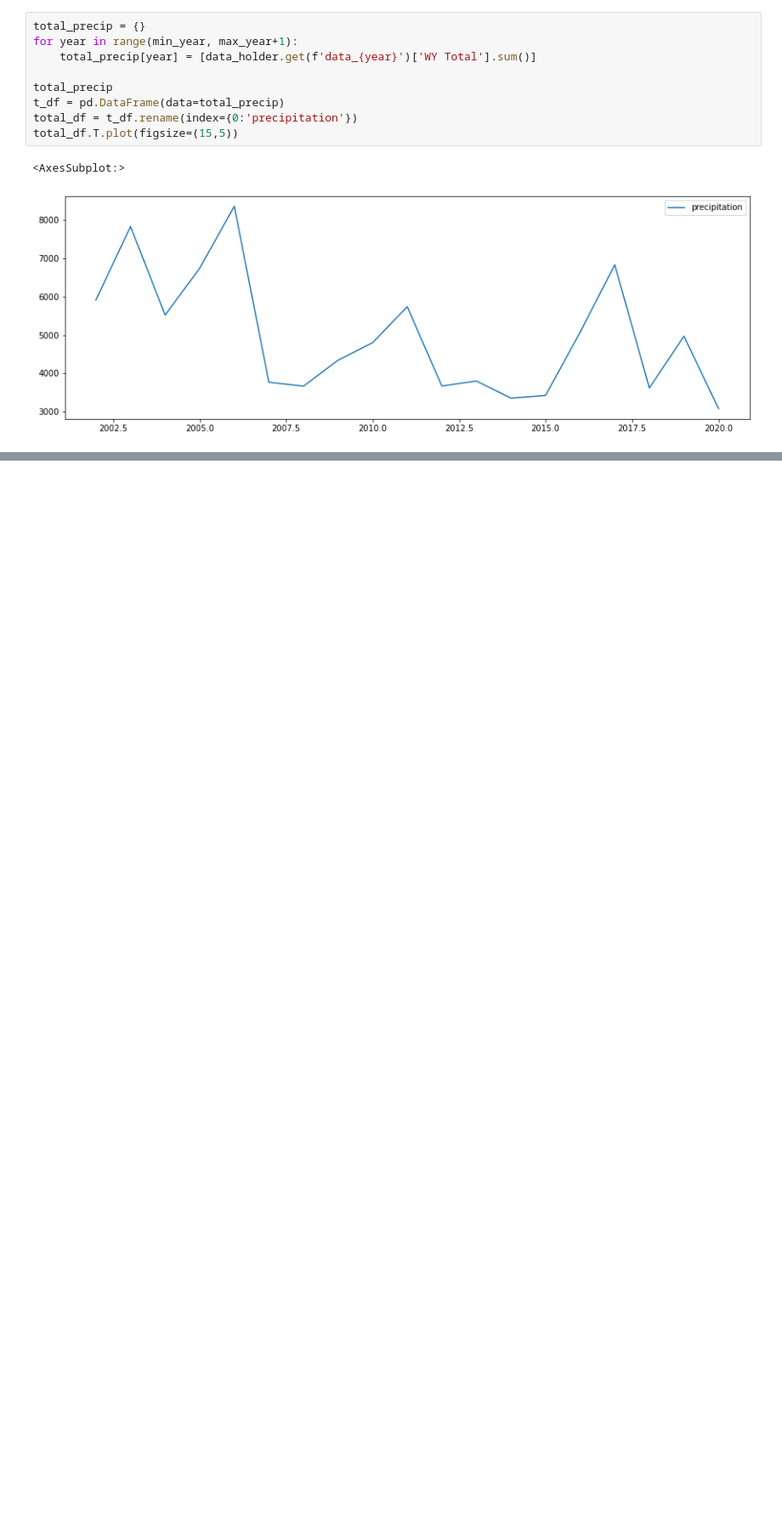
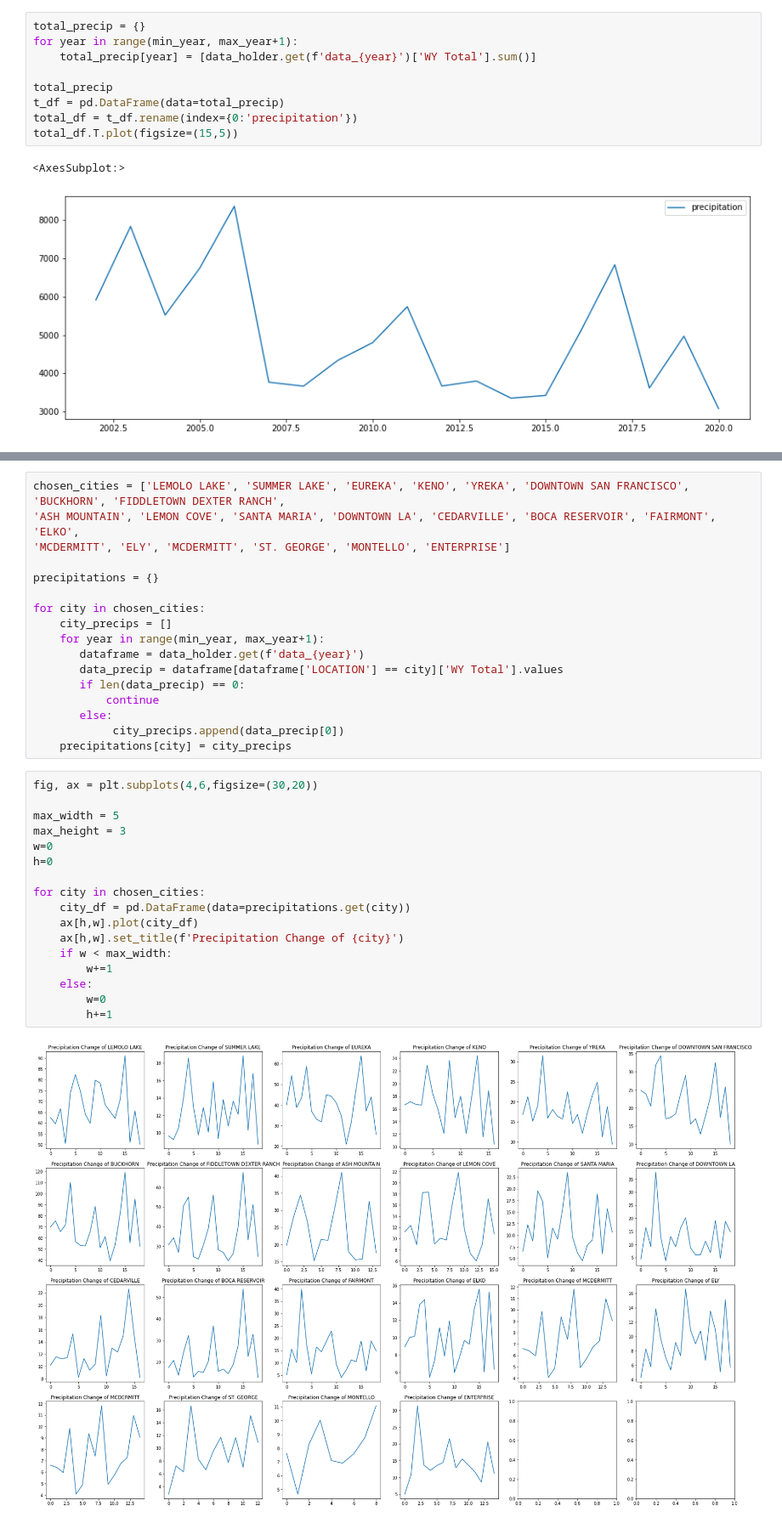
Before and after one commit to jnghlim/precipitation-project, a Jupyter notebook: precipitation-vis.ipynb, the cells around one changed output, grey strips where cells are left out. Shown at 85% size. Saved outputs shown, nothing was run; the diff lists cells and outputs as text; blank space fills up the shorter version.

Commit message:
until drawing graph for each location

```diff
--- a/precipitation-vis.ipynb
+++ b/precipitation-vis.ipynb
@@ -134,0 +149,36 @@ total_df.T.plot(figsize=(15,5))
+# %%
+chosen_cities = ['LEMOLO LAKE', 'SUMMER LAKE', 'EUREKA', 'KENO', 'YREKA', 'DOWNTOWN SAN FRANCISCO', 'BUCKHORN', 'FIDDLETOWN DEXTER RANCH',
+'ASH MOUNTAIN', 'LEMON COVE', 'SANTA MARIA', 'DOWNTOWN LA', 'CEDARVILLE', 'BOCA RESERVOIR', 'FAIRMONT', 'ELKO',
+'MCDERMITT', 'ELY', 'MCDERMITT', 'ST. GEORGE', 'MONTELLO', 'ENTERPRISE']
+
+precipitations = {}
+
+for city in chosen_cities:
+    city_precips = []
+    for year in range(min_year, max_year+1):
+       dataframe = data_holder.get(f'data_{year}')
+       data_precip = dataframe[dataframe['LOCATION'] == city]['WY Total'].values
+       if len(data_precip) == 0:
+           continue
+       else:
+            city_precips.append(data_precip[0])
+    precipitations[city] = city_precips
+# %%
+fig, ax = plt.subplots(4,6,figsize=(30,20))
+
+max_width = 5
+max_height = 3
+w=0
+h=0
+
+for city in chosen_cities:
+    city_df = pd.DataFrame(data=precipitations.get(city))
+    ax[h,w].plot(city_df)
+    ax[h,w].set_title(f'Precipitation Change of {city}')
+    if w < max_width:
+        w+=1
+    else:
+        w=0
+        h+=1
+# %% [output]
+[figure, added]
```
Also changed, not shown: parts of 4 cells of this notebook.
